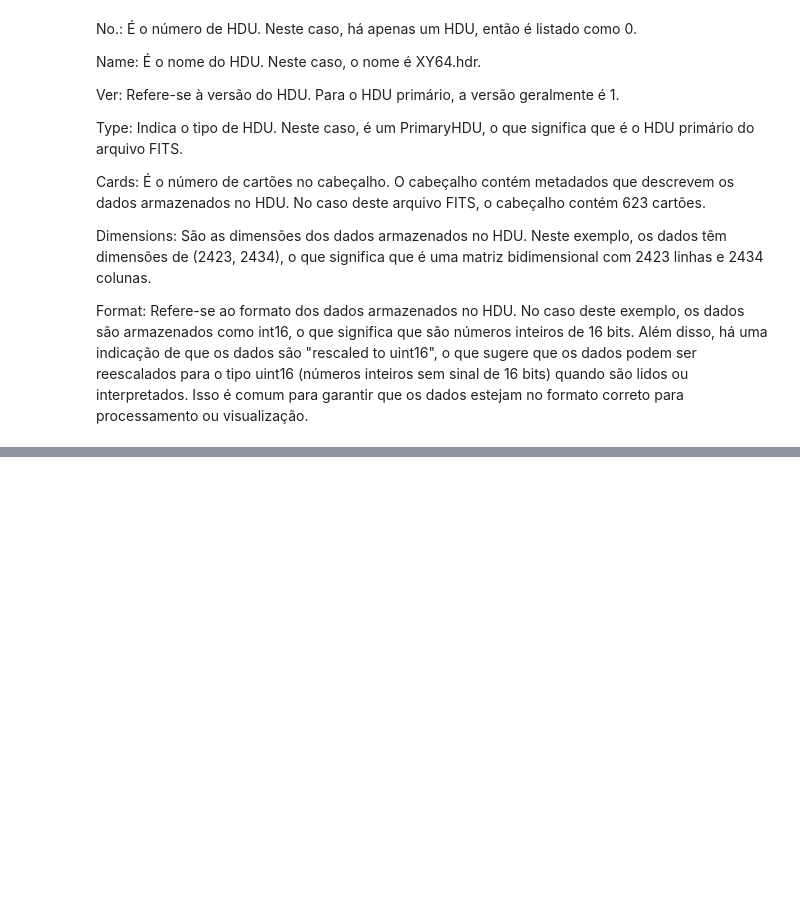
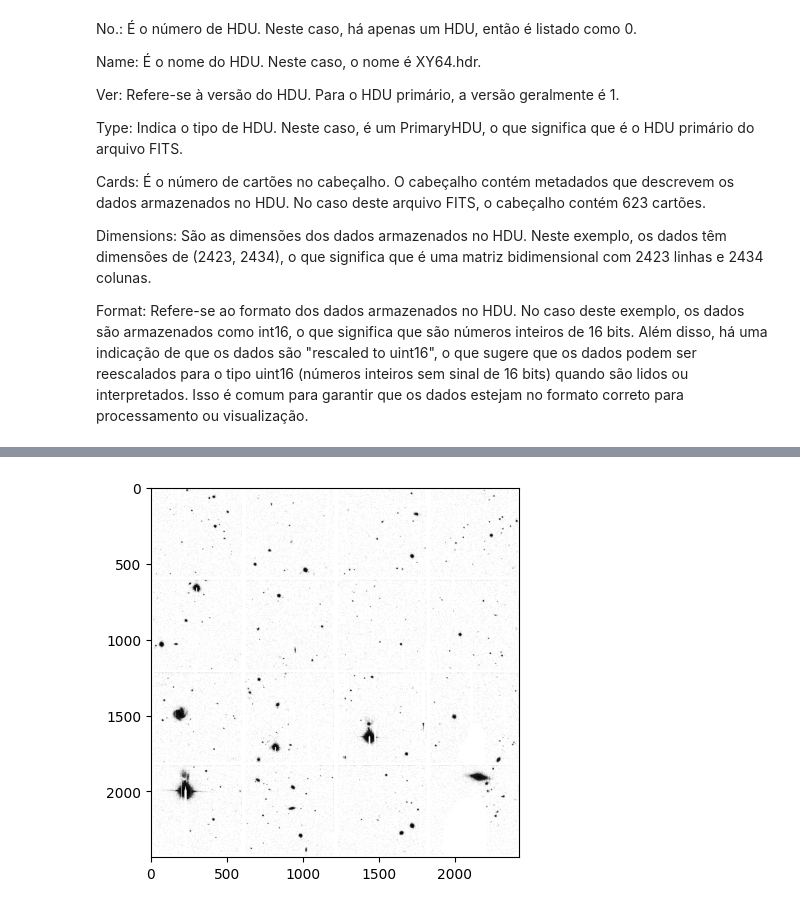
Before and after one commit to Natalie9/asteroides-astropy, a Jupyter notebook: Asteroides_astropy.ipynb, the cells around one changed output, grey strips where cells are left out. Cells and saved outputs as stored; diff of their text form; code cells hidden in the pictures; blank space fills up the shorter version.

```diff
--- a/Asteroides_astropy.ipynb
+++ b/Asteroides_astropy.ipynb
@@ -37,0 +100,5 @@ Format: Refere-se ao formato dos dados armazenados no HDU. No caso deste exemplo
+# %%
+plt.imshow(img_eq, cmap='gray_r') # Plotando a imagem inversa apenas, da para ver que eles existem uma especia de quadrantes feitos artificialmente
+plt.show()
+# %% [output]
+[figure, added]
```
Also changed, not shown: parts of 19 cells of this notebook.
